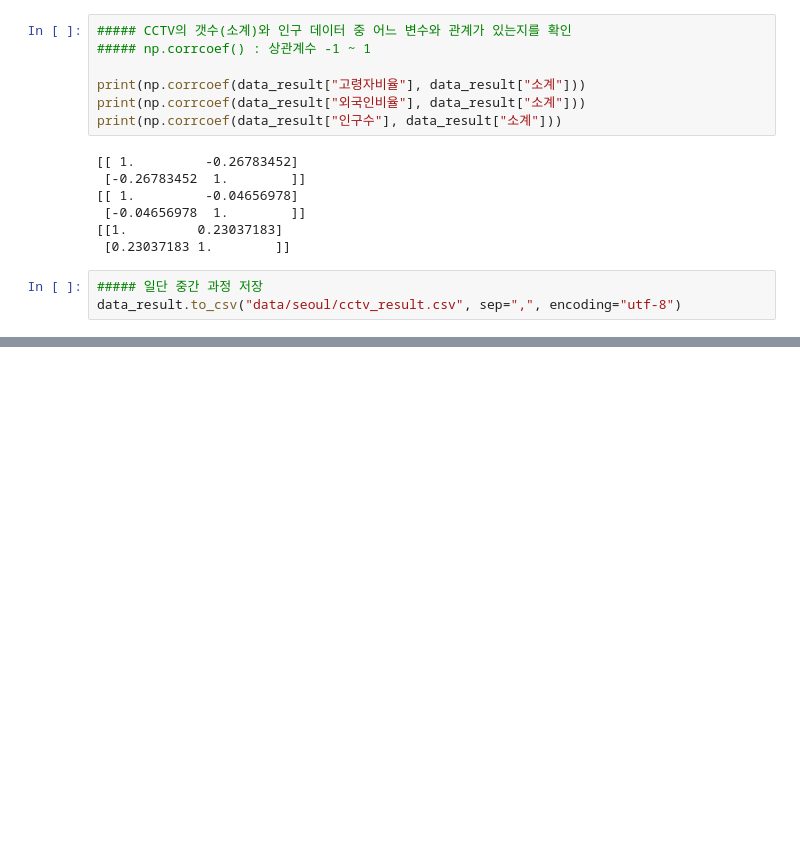
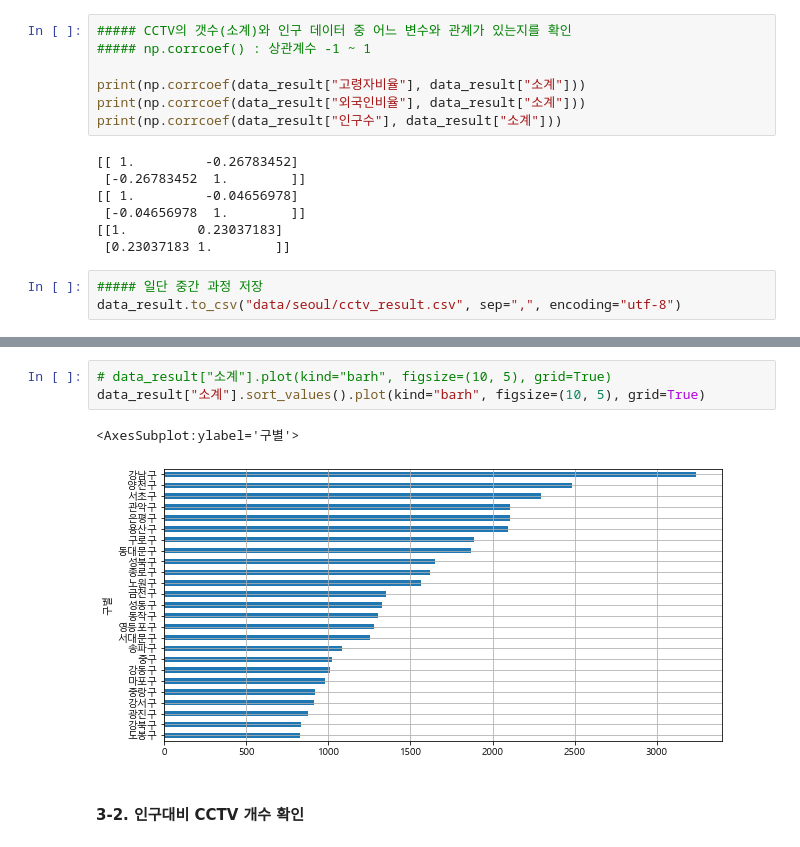
Before and after one commit to not147/PythonBasic, a Jupyter notebook: pythonwork/analysis/5_분석예제2.ipynb, the cells around one changed output, grey strips where cells are left out. Drawn from its saved outputs; the diff is of its cells as text; blank space fills up the shorter version.

```diff
--- a/pythonwork/analysis/5_분석예제2.ipynb
+++ b/pythonwork/analysis/5_분석예제2.ipynb
@@ -281,0 +336,8 @@ data_result.to_csv("data/seoul/cctv_result.csv", sep=",", encoding="utf-8")
+# %%
+# data_result["소계"].plot(kind="barh", figsize=(10, 5), grid=True)
+data_result["소계"].sort_values().plot(kind="barh", figsize=(10, 5), grid=True)
+# %% [output]
+<AxesSubplot:ylabel='구별'>
+[figure, added]
+# %% [markdown]
+#### 3-2. 인구대비 CCTV 개수 확인
```
Also changed, not shown: parts of 14 cells of this notebook, 1 other file.
